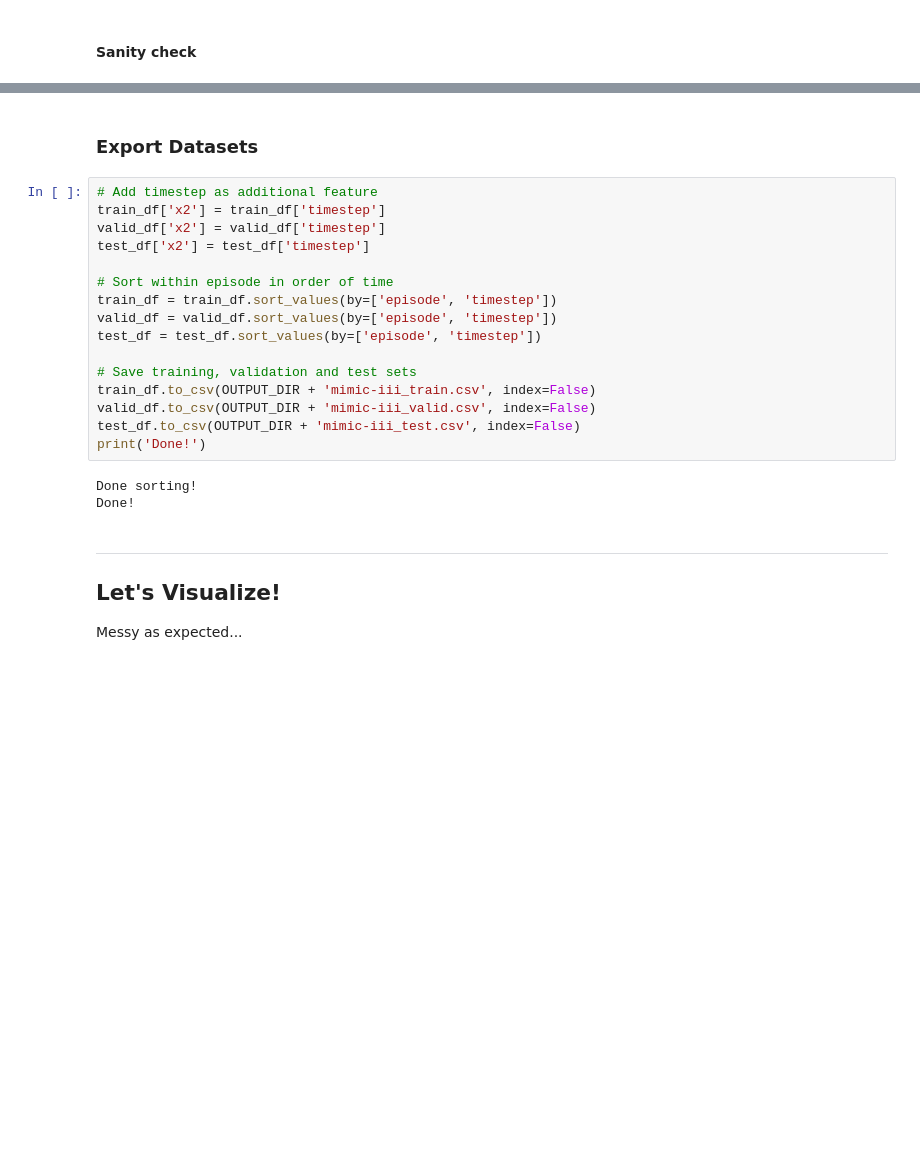
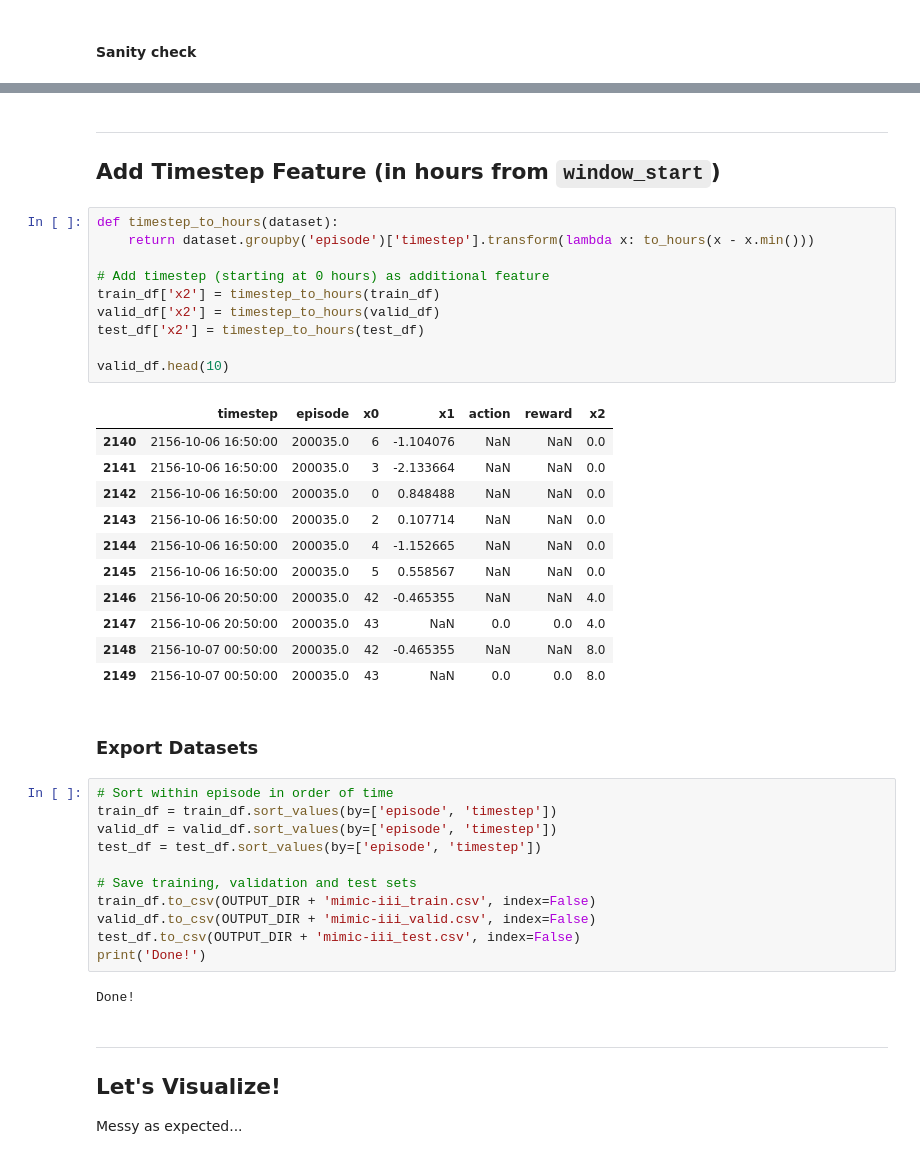
Before and after one commit to thomas097/Haemodynamic-Optimization-Reinforcement-Learning, a Jupyter notebook: preprocessing/MIMIC-III_preprocessing_attention_v1.ipynb, the cells around one changed output, grey strips where cells are left out. Saved outputs shown, nothing was run; the diff lists cells and outputs as text; blank space fills up the shorter version.

Commit message:
Added timestep feature x2

```diff
--- a/preprocessing/MIMIC-III_preprocessing_attention_v1.ipynb
+++ b/preprocessing/MIMIC-III_preprocessing_attention_v1.ipynb
@@ -662,13 +751,33 @@ pd.DataFrame({'avg.': train_df.groupby('x0')['x1'].mean().round(3),
 | std. | 1.0 | 1.0 | 1.0 | 1.0 | 1.0 | 1.0 | 1.0 | 1.0 | 1.0 | 1.0 | ... | ... |
 2 rows × 45 columns
+# %% [markdown]
+---
+## Add Timestep Feature (in hours from `window_start`)
+# %%
+def timestep_to_hours(dataset):
+    return dataset.groupby('episode')['timestep'].transform(lambda x: to_hours(x - x.min()))
+
+# Add timestep (starting at 0 hours) as additional feature
+train_df['x2'] = timestep_to_hours(train_df)
+valid_df['x2'] = timestep_to_hours(valid_df)
+test_df['x2'] = timestep_to_hours(test_df)
+
+valid_df.head(10)
+# %% [output]
+|  | timestep | episode | x0 | x1 | action | reward | x2 |
+| 2140 | 2156-10-06 16:50:00 | 200035.0 | 6 | -1.104076 | NaN | NaN | 0.0 |
+| 2141 | 2156-10-06 16:50:00 | 200035.0 | 3 | -2.133664 | NaN | NaN | 0.0 |
+| 2142 | 2156-10-06 16:50:00 | 200035.0 | 0 | 0.848488 | NaN | NaN | 0.0 |
+| 2143 | 2156-10-06 16:50:00 | 200035.0 | 2 | 0.107714 | NaN | NaN | 0.0 |
+| 2144 | 2156-10-06 16:50:00 | 200035.0 | 4 | -1.152665 | NaN | NaN | 0.0 |
+| 2145 | 2156-10-06 16:50:00 | 200035.0 | 5 | 0.558567 | NaN | NaN | 0.0 |
+| 2146 | 2156-10-06 20:50:00 | 200035.0 | 42 | -0.465355 | NaN | NaN | 4.0 |
+| 2147 | 2156-10-06 20:50:00 | 200035.0 | 43 | NaN | 0.0 | 0.0 | 4.0 |
+| 2148 | 2156-10-07 00:50:00 | 200035.0 | 42 | -0.465355 | NaN | NaN | 8.0 |
+| 2149 | 2156-10-07 00:50:00 | 200035.0 | 43 | NaN | 0.0 | 0.0 | 8.0 |
 # %% [markdown]
 ### Export Datasets
 # %%
-# Add timestep as additional feature
-train_df['x2'] = train_df['timestep']
-valid_df['x2'] = valid_df['timestep']
-test_df['x2'] = test_df['timestep']
-
 # Sort within episode in order of time
 train_df = train_df.sort_values(by=['episode', 'timestep'])
 valid_df = valid_df.sort_values(by=['episode', 'timestep'])
@@ -680,7 +789,6 @@ valid_df.to_csv(OUTPUT_DIR + 'mimic-iii_valid.csv', index=False)
 test_df.to_csv(OUTPUT_DIR + 'mimic-iii_test.csv', index=False)
 print('Done!')
 # %% [output]
-Done sorting!
 Done!
 # %% [markdown]
 ---
```
Also changed, not shown: parts of 27 cells of this notebook.
